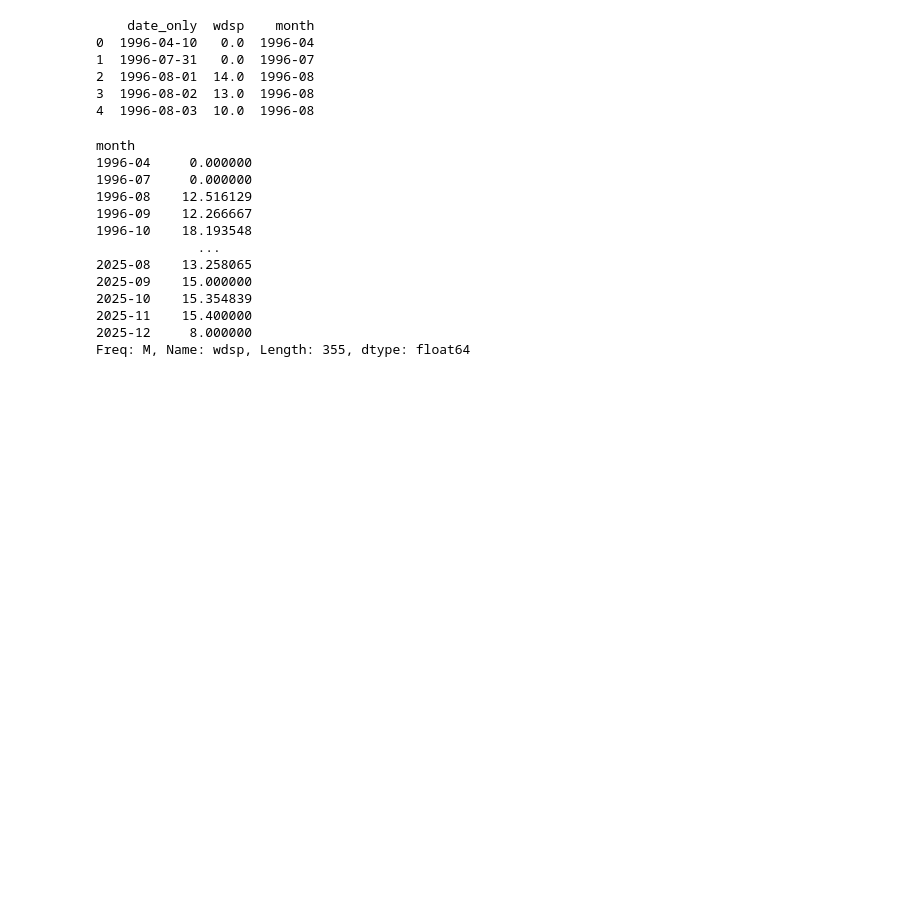
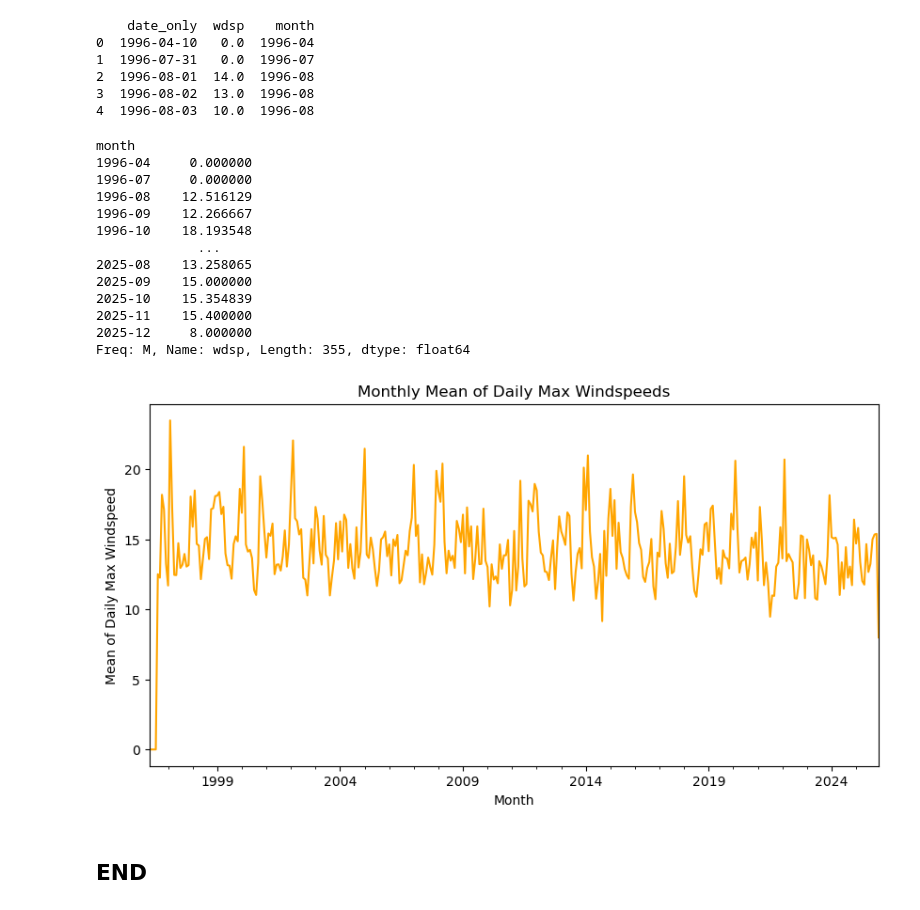
Before and after one commit to tanyasanjuan/pfda-assignments, a Jupyter notebook: Week06/assignment_6_weather.ipynb, the cells around one changed output. Drawn from its saved outputs; the diff is of its cells as text; code cells hidden in the pictures; blank space fills up the shorter version.

Commit message:
Plot daily mean of the maximum windspeed for each month

```diff
--- a/Week06/assignment_6_weather.ipynb
+++ b/Week06/assignment_6_weather.ipynb
@@ -271,3 +271,15 @@ month
 2025-11    15.400000
 2025-12     8.000000
 Freq: M, Name: wdsp, Length: 355, dtype: float64
+# %%
+# plot the daily mean of the maximum windspeed for each month
+plt.figure(figsize=(10, 5))
+monthly_mean_max_windspeed.plot(color='orange', linestyle='-')
+plt.xlabel('Month')
+plt.ylabel('Mean of Daily Max Windspeed')
+plt.title('Monthly Mean of Daily Max Windspeeds')
+plt.show()
+# %% [output]
+[figure, added]
+# %% [markdown]
+## END
```
